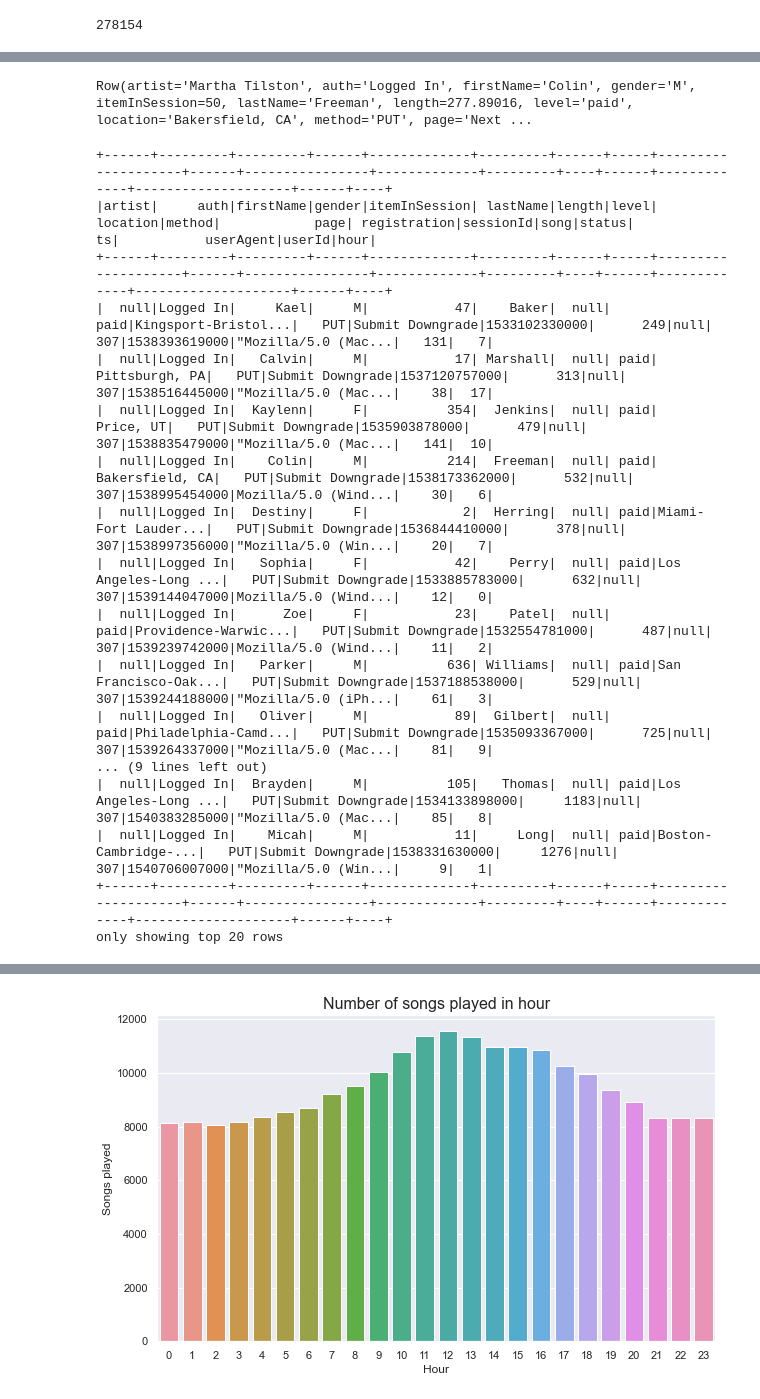
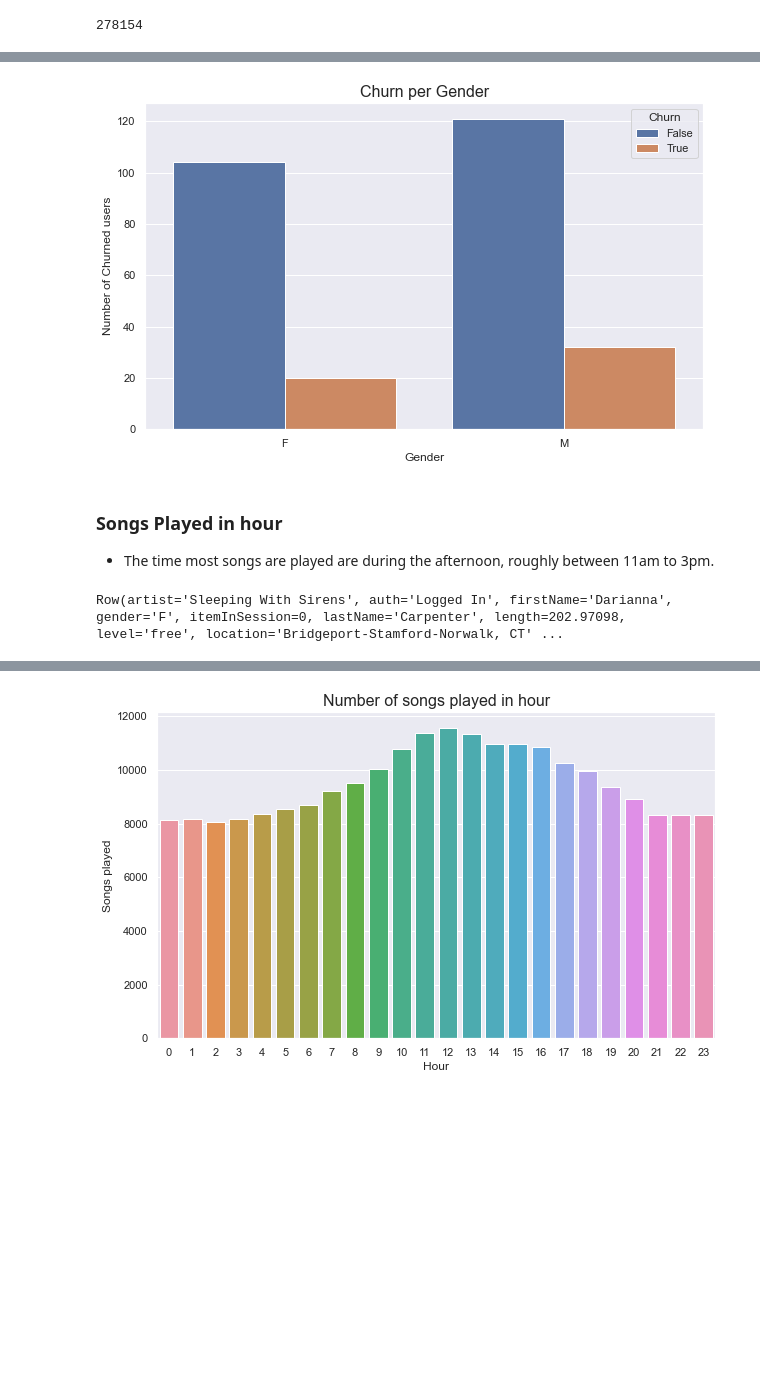
Before and after one commit to peterle93/Customer-Churn-Prediction-with-Spark, a Jupyter notebook: Sparkify.ipynb, the cells around one changed output, grey strips where cells are left out. Cells and saved outputs as stored; diff of their text form; code cells hidden in the pictures; blank space fills up the shorter version.

```diff
--- a/Sparkify.ipynb
+++ b/Sparkify.ipynb
@@ -164,29 +223,21 @@ pages
+# %%
+# Plot churn per gender
+plt.figure(figsize=(10, 6))
+plt.title('Churn per Gender', fontsize=16)
+sns.barplot(x='gender', y='count', hue='Churn', data=churn_gender)
+plt.xlabel('Gender', fontsize=12)
+plt.ylabel('Number of Churned users', fontsize=12)
+plt.show()
+# %% [output]
+[figure, added]
+# %% [markdown]
+### Songs Played in hour
+- The time most songs are played are during the afternoon, roughly between 11am to 3pm.
 # %%
 # Create a user defined function for formating the timestamp
 get_hour = udf(lambda x: datetime.datetime.fromtimestamp(x/1000.0).hour)
+# Apply the udf on the ts column
+df = df.withColumn("hour", get_hour(df.ts))
+df.head()
+# %% [output]
+Row(artist='Sleeping With Sirens', auth='Logged In', firstName='Darianna', gender='F', itemInSession=0, lastName='Carpenter', length=202.97098, level='free', location='Bridgeport-Stamford-Norwalk, CT' ...
-# %%
-# Apply the udf on the ts column
-df = df.withColumn("hour", get_hour(df.ts))
-df.head()
-# %% [output]
-Row(artist='Martha Tilston', auth='Logged In', firstName='Colin', gender='M', itemInSession=50, lastName='Freeman', length=277.89016, level='paid', location='Bakersfield, CA', method='PUT', page='Next ...
-# %%
-df.filter("page = 'Submit Downgrade'").show()
-# %% [output]
-+------+---------+---------+------+-------------+---------+------+-----+--------------------+------+----------------+-------------+---------+----+------+-------------+--------------------+------+----+
-|artist|     auth|firstName|gender|itemInSession| lastName|length|level|            location|method|            page| registration|sessionId|song|status|           ts|           userAgent|userId|hour|
-+------+---------+---------+------+-------------+---------+------+-----+--------------------+------+----------------+-------------+---------+----+------+-------------+--------------------+------+----+
-|  null|Logged In|     Kael|     M|           47|    Baker|  null| paid|Kingsport-Bristol...|   PUT|Submit Downgrade|1533102330000|      249|null|   307|1538393619000|"Mozilla/5.0 (Mac...|   131|   7|
-|  null|Logged In|   Calvin|     M|           17| Marshall|  null| paid|      Pittsburgh, PA|   PUT|Submit Downgrade|1537120757000|      313|null|   307|1538516445000|"Mozilla/5.0 (Mac...|    38|  17|
-|  null|Logged In|  Kaylenn|     F|          354|  Jenkins|  null| paid|           Price, UT|   PUT|Submit Downgrade|1535903878000|      479|null|   307|1538835479000|"Mozilla/5.0 (Mac...|   141|  10|
-|  null|Logged In|    Colin|     M|          214|  Freeman|  null| paid|     Bakersfield, CA|   PUT|Submit Downgrade|1538173362000|      532|null|   307|1538995454000|Mozilla/5.0 (Wind...|    30|   6|
-|  null|Logged In|  Destiny|     F|            2|  Herring|  null| paid|Miami-Fort Lauder...|   PUT|Submit Downgrade|1536844410000|      378|null|   307|1538997356000|"Mozilla/5.0 (Win...|    20|   7|
-|  null|Logged In|   Sophia|     F|           42|    Perry|  null| paid|Los Angeles-Long ...|   PUT|Submit Downgrade|1533885783000|      632|null|   307|1539144047000|Mozilla/5.0 (Wind...|    12|   0|
-|  null|Logged In|      Zoe|     F|           23|    Patel|  null| paid|Providence-Warwic...|   PUT|Submit Downgrade|1532554781000|      487|null|   307|1539239742000|Mozilla/5.0 (Wind...|    11|   2|
-|  null|Logged In|   Parker|     M|          636| Williams|  null| paid|San Francisco-Oak...|   PUT|Submit Downgrade|1537188538000|      529|null|   307|1539244188000|"Mozilla/5.0 (iPh...|    61|   3|
-|  null|Logged In|   Oliver|     M|           89|  Gilbert|  null| paid|Philadelphia-Camd...|   PUT|Submit Downgrade|1535093367000|      725|null|   307|1539264337000|"Mozilla/5.0 (Mac...|    81|   9|
-... (9 lines left out)
-|  null|Logged In|  Brayden|     M|          105|   Thomas|  null| paid|Los Angeles-Long ...|   PUT|Submit Downgrade|1534133898000|     1183|null|   307|1540383285000|"Mozilla/5.0 (Mac...|    85|   8|
-|  null|Logged In|    Micah|     M|           11|     Long|  null| paid|Boston-Cambridge-...|   PUT|Submit Downgrade|1538331630000|     1276|null|   307|1540706007000|"Mozilla/5.0 (Win...|     9|   1|
-+------+---------+---------+------+-------------+---------+------+-----+--------------------+------+----------------+-------------+---------+----+------+-------------+--------------------+------+----+
-only showing top 20 rows
```
Also changed, not shown: parts of 121 cells of this notebook.
